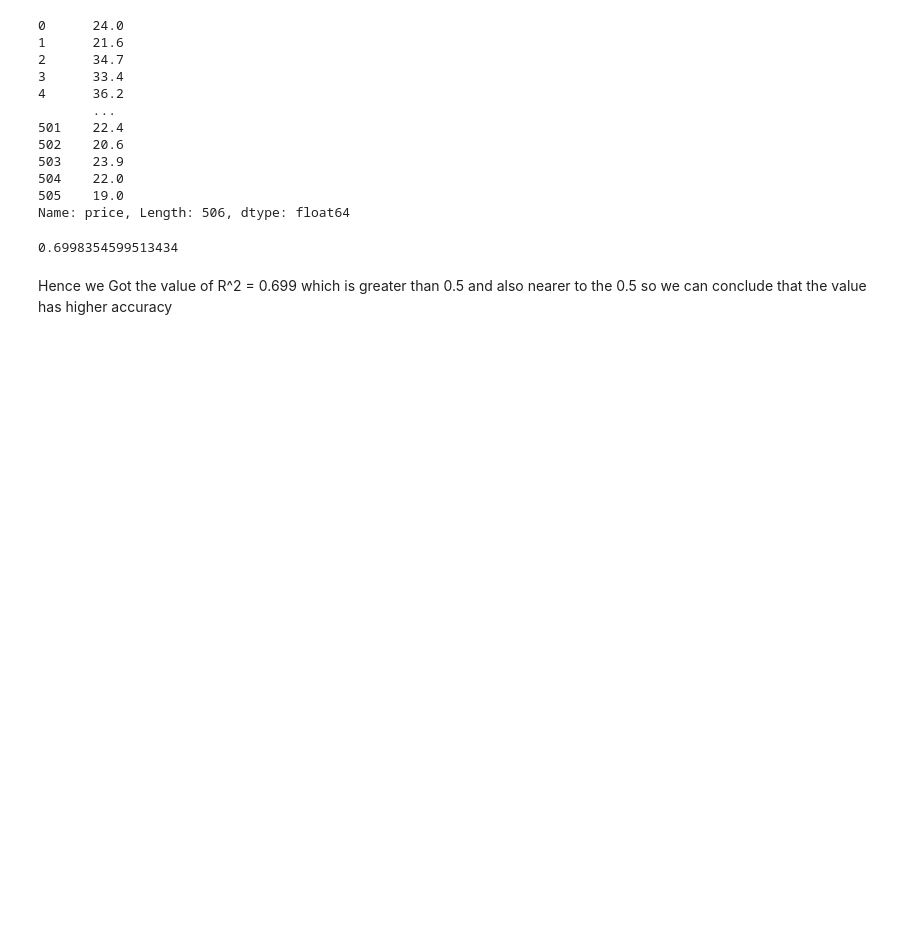
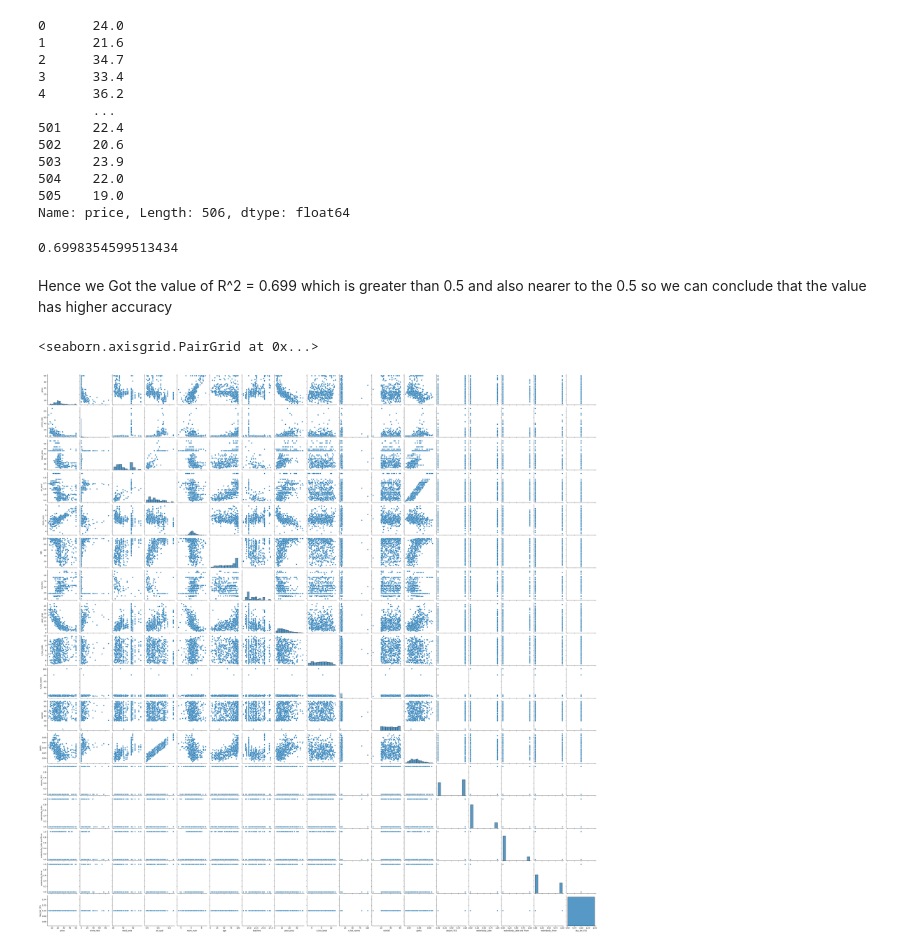
Before and after one commit to DikshantThapa/ML_Basics, a Jupyter notebook: Notebook/multi_linear_reg.ipynb, the cells around one changed output. Saved outputs shown, nothing was run; the diff lists cells and outputs as text; code cells hidden in the pictures; blank space fills up the shorter version.

```diff
--- a/Notebook/multi_linear_reg.ipynb
+++ b/Notebook/multi_linear_reg.ipynb
@@ -254,3 +254,8 @@ r2_score(y_multi,Y_prediction_multi)
 0.6998354599513434
 # %% [markdown]
 Hence we Got the value of R^2 = 0.699 which is greater than 0.5 and also nearer to the 0.5 so we can conclude that the value has higher accuracy
+# %%
+sn.pairplot(data)
+# %% [output]
+<seaborn.axisgrid.PairGrid at 0x...>
+[figure, added]
```
Also changed, not shown: 22 other files.
